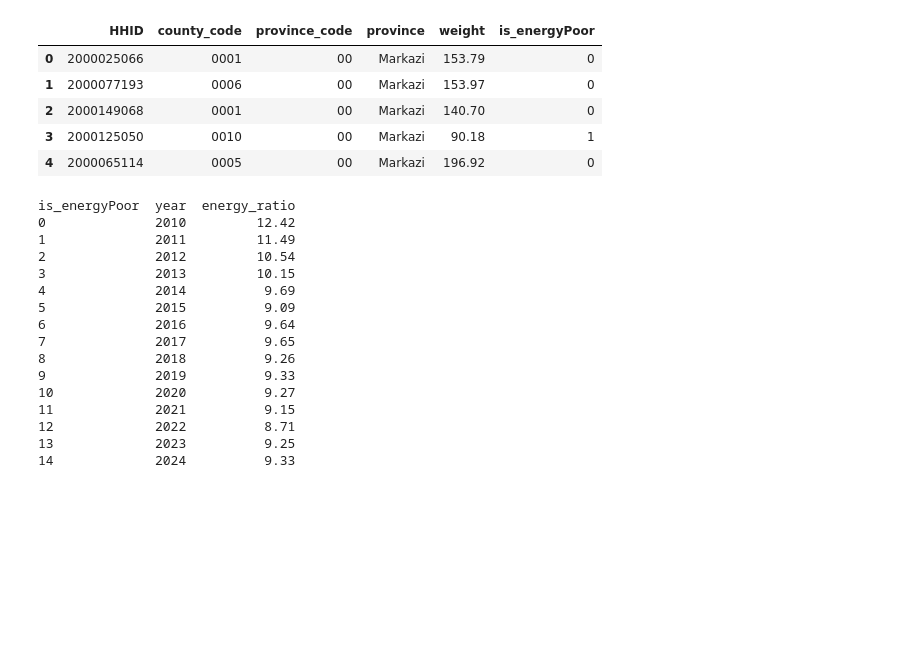
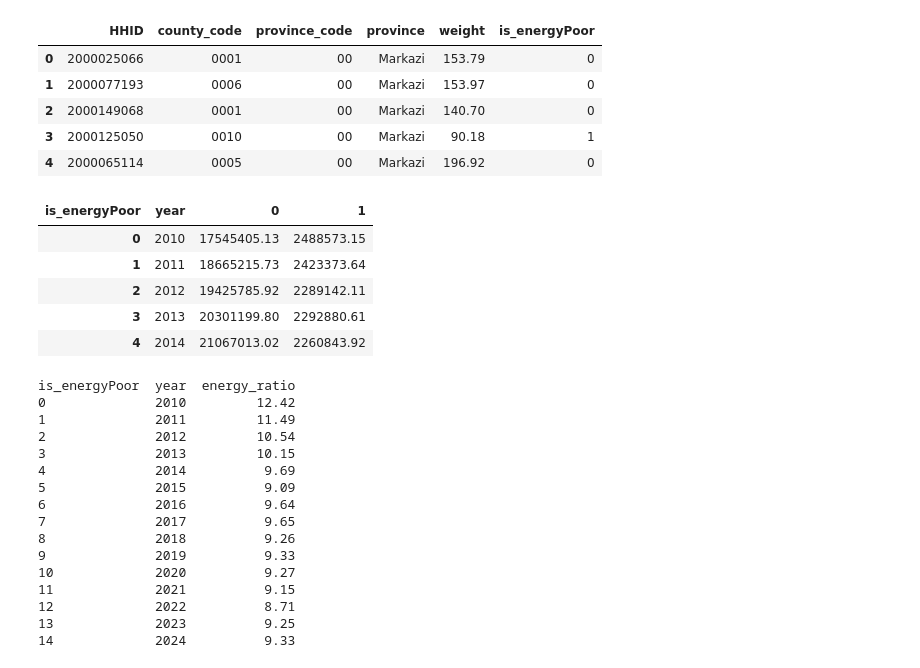
Before and after one commit to sinanarimani/energy-poverty, a Jupyter notebook: evaluation.ipynb, the cells around one changed output. Saved outputs shown, nothing was run; the diff lists cells and outputs as text; code cells hidden in the pictures; blank space fills up the shorter version.

```diff
--- a/evaluation.ipynb
+++ b/evaluation.ipynb
@@ -1492,7 +1492,3 @@ for quarter spring the mean of energy ratio is 3.92
 for quarter Summer the mean of energy ratio is 3.5
 for quarter Fall the mean of energy ratio is 3.67
 for quarter Winter the mean of energy ratio is 4.22
-# %%
-data["quarter_Winter"] = np.where(data["quarter"]=="Winter", 1, 0)
-# %%
-data["NumOldRECLASS"] = np.where(data["NumOld"]==0, "NoOld", np.where((data["NumOld"]>=1) & (data["NumOld"]<4), "someold", "moreold"))
@@ -1588,9 +1575,17 @@ data2[["HHID","county_code","province_code","province","weight","is_energyPoor"]
 # %%
 df = data2.groupby(["is_energyPoor","year"]).agg(
     num_HH = ("weight", "sum")
 ).reset_index(drop = False)
 df = pd.pivot(data = df, index = "year", columns= "is_energyPoor", values= "num_HH")
 df.reset_index(drop= False, inplace= True)
+df.head()
+# %% [output]
+| is_energyPoor | year | 0 | 1 |
+| 0 | 2010 | 17545405.13 | 2488573.15 |
+| 1 | 2011 | 18665215.73 | 2423373.64 |
+| 2 | 2012 | 19425785.92 | 2289142.11 |
+| 3 | 2013 | 20301199.80 | 2292880.61 |
+| 4 | 2014 | 21067013.02 | 2260843.92 |
 # %%
 df.rename(columns= {
     0:"Not EnergyPoor",
```
Also changed, not shown: parts of 2 cells of this notebook.
